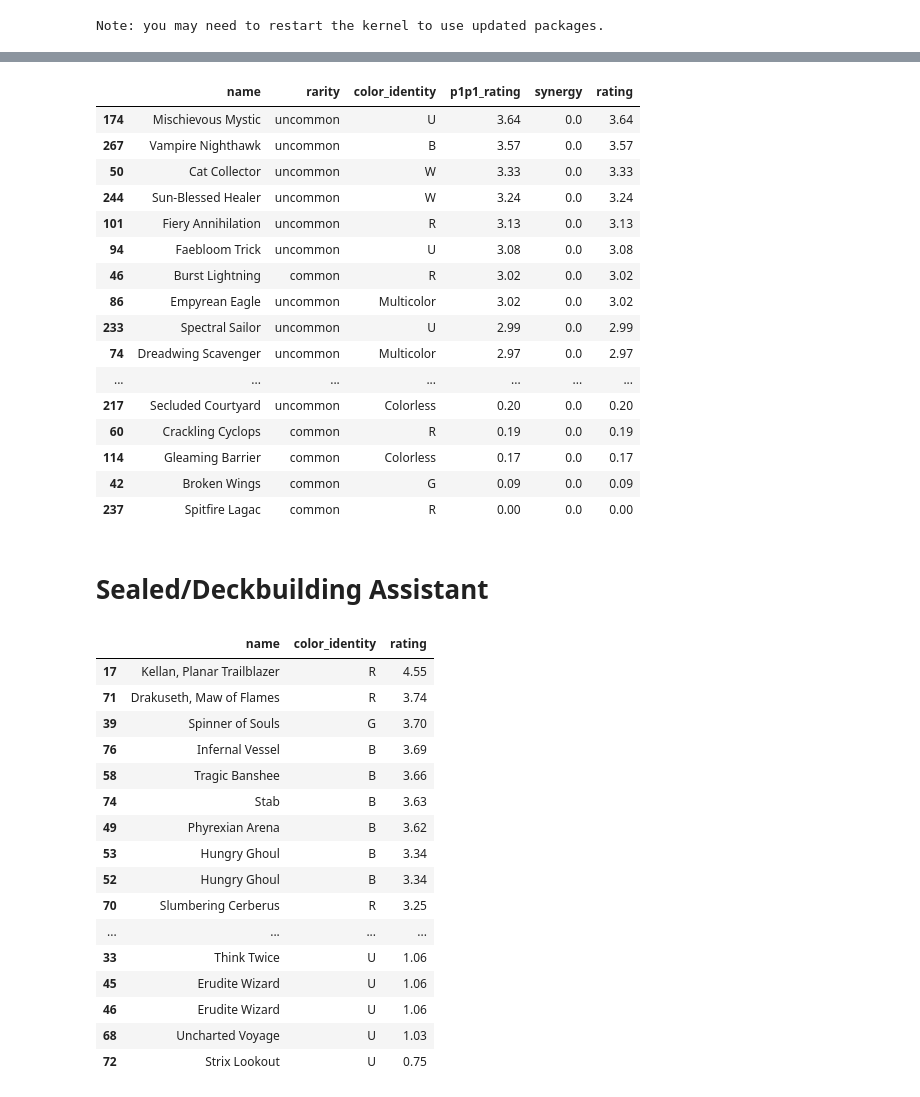
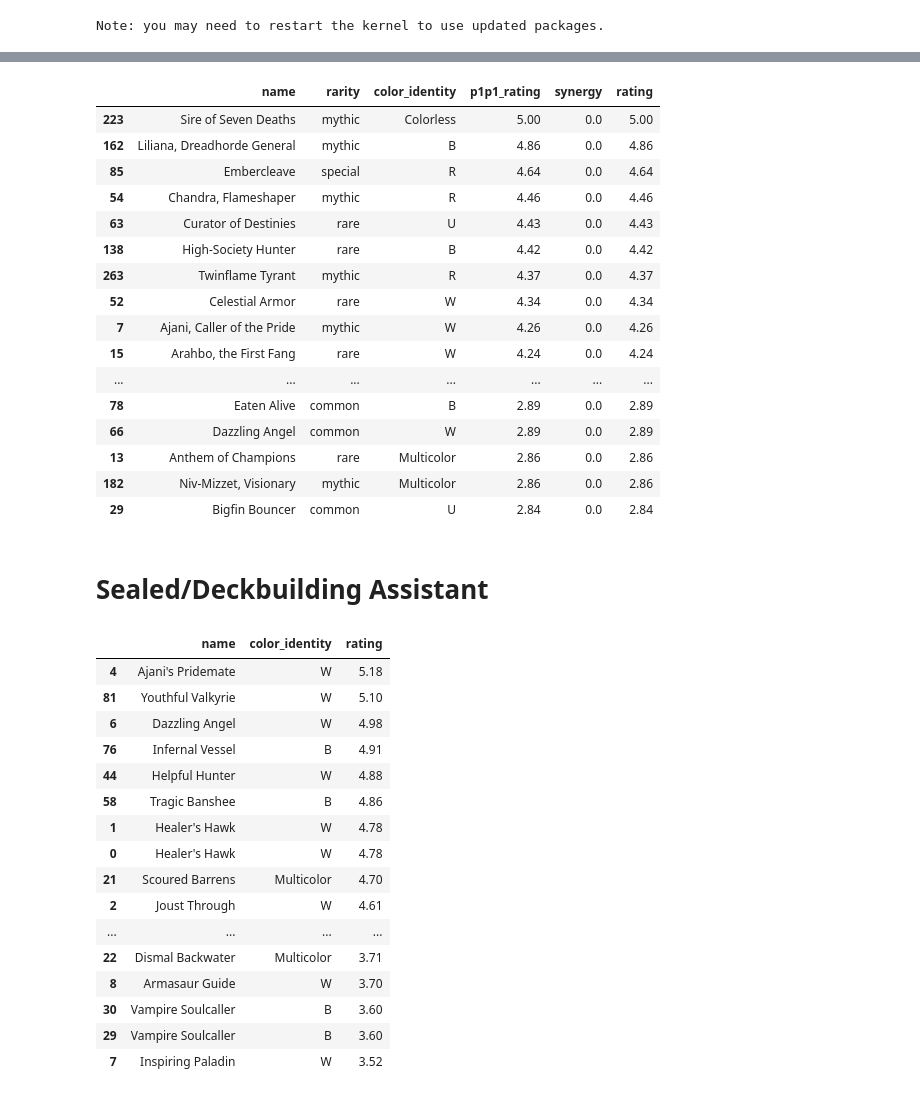
Before and after one commit to milkjeff94/statistical-drafting, a Jupyter notebook: notebooks/draft_assistant.ipynb, the cells around one changed output, grey strips where cells are left out. Drawn from its saved outputs; the diff is of its cells as text; code cells hidden in the pictures.

```diff
--- a/notebooks/draft_assistant.ipynb
+++ b/notebooks/draft_assistant.ipynb
@@ -36,33 +16,34 @@ sd.list_sets()
 dm = sd.DraftModel(set="FDN", draft_mode="Premier")
 # %%
-# Draft assistant
+# 64% WR, 100+ games, first 2 days omitted
 # collection = ["Vivien Reid", "Llanowar Elves", "Refute", "Bigfin Bouncer"] # Collection as cardnames
 # collection = [16, 229, 78, 78, 198] # Collection as card ids
 collection = []
 pick_order = dm.get_pick_order(collection)
-pick_order = pick_order[pick_order["rarity"].isin(["common", "uncommon"])]
-pick_order
+# pick_order = pick_order[pick_order["rarity"].isin(["common", "uncommon"])]
+# pick_order = pick_order[pick_order["rarity"].isin(["mythic"])]
+pick_order.head(100)
 
 # Deckbuild recommendations after draft.
 # dm.get_deck_recommendation(collection, starting_colors="")
 # %% [output]
 |  | name | rarity | color_identity | p1p1_rating | synergy | rating |
-| 174 | Mischievous Mystic | uncommon | U | 3.64 | 0.0 | 3.64 |
-| 267 | Vampire Nighthawk | uncommon | B | 3.57 | 0.0 | 3.57 |
-| 50 | Cat Collector | uncommon | W | 3.33 | 0.0 | 3.33 |
-| 244 | Sun-Blessed Healer | uncommon | W | 3.24 | 0.0 | 3.24 |
-| 101 | Fiery Annihilation | uncommon | R | 3.13 | 0.0 | 3.13 |
-| 94 | Faebloom Trick | uncommon | U | 3.08 | 0.0 | 3.08 |
-| 46 | Burst Lightning | common | R | 3.02 | 0.0 | 3.02 |
-| 86 | Empyrean Eagle | uncommon | Multicolor | 3.02 | 0.0 | 3.02 |
-| 233 | Spectral Sailor | uncommon | U | 2.99 | 0.0 | 2.99 |
-| 74 | Dreadwing Scavenger | uncommon | Multicolor | 2.97 | 0.0 | 2.97 |
+| 223 | Sire of Seven Deaths | mythic | Colorless | 5.00 | 0.0 | 5.00 |
+| 162 | Liliana, Dreadhorde General | mythic | B | 4.86 | 0.0 | 4.86 |
+| 85 | Embercleave | special | R | 4.64 | 0.0 | 4.64 |
+| 54 | Chandra, Flameshaper | mythic | R | 4.46 | 0.0 | 4.46 |
+| 63 | Curator of Destinies | rare | U | 4.43 | 0.0 | 4.43 |
+| 138 | High-Society Hunter | rare | B | 4.42 | 0.0 | 4.42 |
+| 263 | Twinflame Tyrant | mythic | R | 4.37 | 0.0 | 4.37 |
+| 52 | Celestial Armor | rare | W | 4.34 | 0.0 | 4.34 |
+| 7 | Ajani, Caller of the Pride | mythic | W | 4.26 | 0.0 | 4.26 |
+| 15 | Arahbo, the First Fang | rare | W | 4.24 | 0.0 | 4.24 |
 | ... | ... | ... | ... | ... | ... | ... |
-| 217 | Secluded Courtyard | uncommon | Colorless | 0.20 | 0.0 | 0.20 |
-| 60 | Crackling Cyclops | common | R | 0.19 | 0.0 | 0.19 |
-| 114 | Gleaming Barrier | common | Colorless | 0.17 | 0.0 | 0.17 |
-| 42 | Broken Wings | common | G | 0.09 | 0.0 | 0.09 |
-| 237 | Spitfire Lagac | common | R | 0.00 | 0.0 | 0.00 |
+| 78 | Eaten Alive | common | B | 2.89 | 0.0 | 2.89 |
+| 66 | Dazzling Angel | common | W | 2.89 | 0.0 | 2.89 |
+| 13 | Anthem of Champions | rare | Multicolor | 2.86 | 0.0 | 2.86 |
+| 182 | Niv-Mizzet, Visionary | mythic | Multicolor | 2.86 | 0.0 | 2.86 |
+| 29 | Bigfin Bouncer | common | U | 2.84 | 0.0 | 2.84 |
 # %% [markdown]
 # Sealed/Deckbuilding Assistant
 # %%
@@ -154,23 +135,24 @@ sealed_cardnames = sd.parse_cardnames(sealed_pool)
 
 # Get deckbuild recommendations - expect to need to tweak a few cards.
 dm = sd.DraftModel(set="FDN")
-deck_rec = dm.get_deck_recommendation(sealed_cardnames, starting_colors="BR")
-deck_rec
+# deck_rec = dm.get_deck_recommendation(sealed_cardnames, starting_colors="BR")
+deck_rec = dm.get_deck_recommendation(sealed_cardnames)
+deck_rec.head(25)
 # %% [output]
 |  | name | color_identity | rating |
-| 17 | Kellan, Planar Trailblazer | R | 4.55 |
-| 71 | Drakuseth, Maw of Flames | R | 3.74 |
-| 39 | Spinner of Souls | G | 3.70 |
-| 76 | Infernal Vessel | B | 3.69 |
-| 58 | Tragic Banshee | B | 3.66 |
-| 74 | Stab | B | 3.63 |
-| 49 | Phyrexian Arena | B | 3.62 |
-| 53 | Hungry Ghoul | B | 3.34 |
-| 52 | Hungry Ghoul | B | 3.34 |
-| 70 | Slumbering Cerberus | R | 3.25 |
+| 4 | Ajani's Pridemate | W | 5.18 |
+| 81 | Youthful Valkyrie | W | 5.10 |
+| 6 | Dazzling Angel | W | 4.98 |
+| 76 | Infernal Vessel | B | 4.91 |
+| 44 | Helpful Hunter | W | 4.88 |
+| 58 | Tragic Banshee | B | 4.86 |
+| 1 | Healer's Hawk | W | 4.78 |
+| 0 | Healer's Hawk | W | 4.78 |
+| 21 | Scoured Barrens | Multicolor | 4.70 |
+| 2 | Joust Through | W | 4.61 |
 | ... | ... | ... | ... |
-| 33 | Think Twice | U | 1.06 |
-| 45 | Erudite Wizard | U | 1.06 |
-| 46 | Erudite Wizard | U | 1.06 |
-| 68 | Uncharted Voyage | U | 1.03 |
-| 72 | Strix Lookout | U | 0.75 |
+| 22 | Dismal Backwater | Multicolor | 3.71 |
+| 8 | Armasaur Guide | W | 3.70 |
+| 30 | Vampire Soulcaller | B | 3.60 |
+| 29 | Vampire Soulcaller | B | 3.60 |
+| 7 | Inspiring Paladin | W | 3.52 |
```
Also changed, not shown: parts of 2 cells of this notebook, 7 other files.
